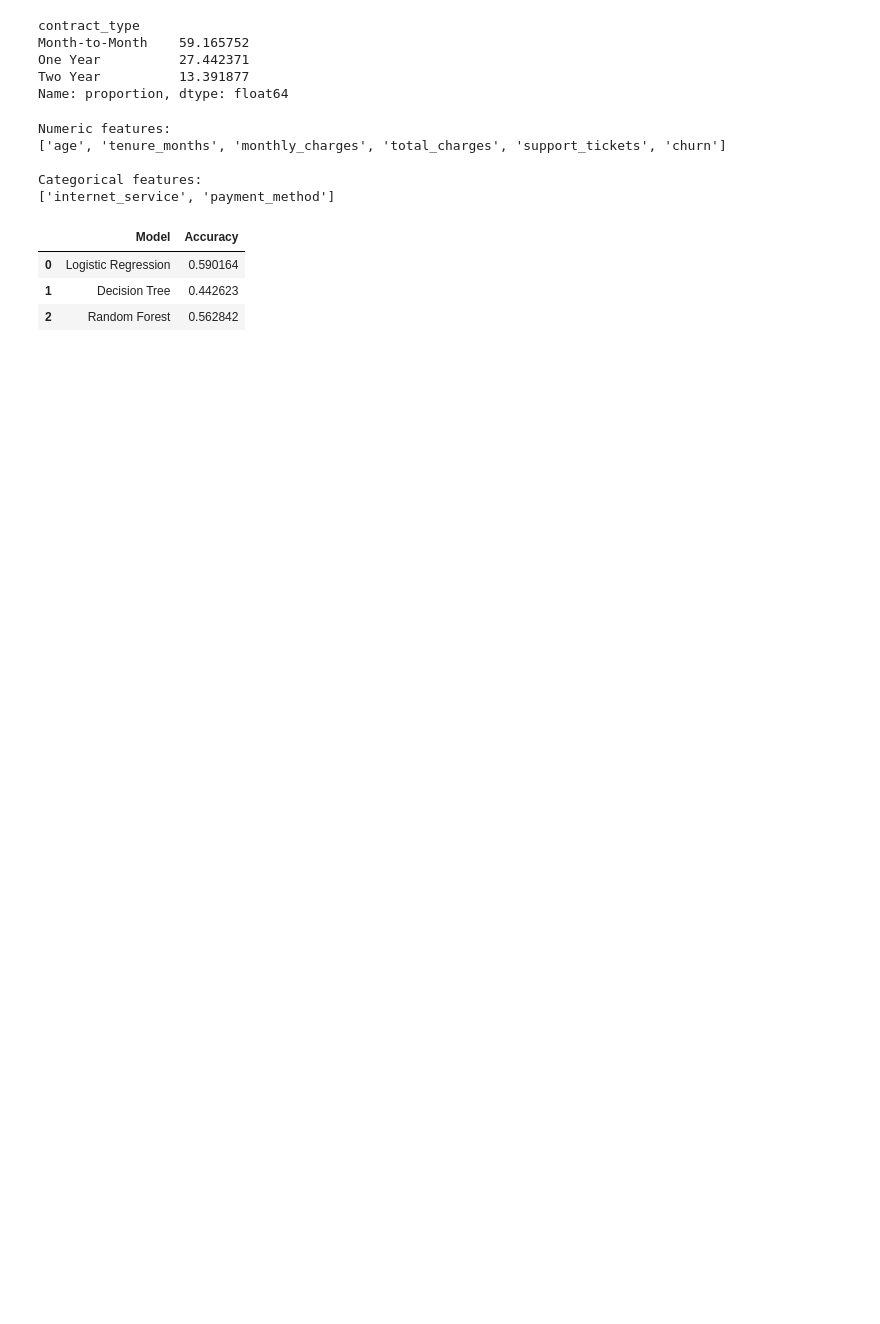
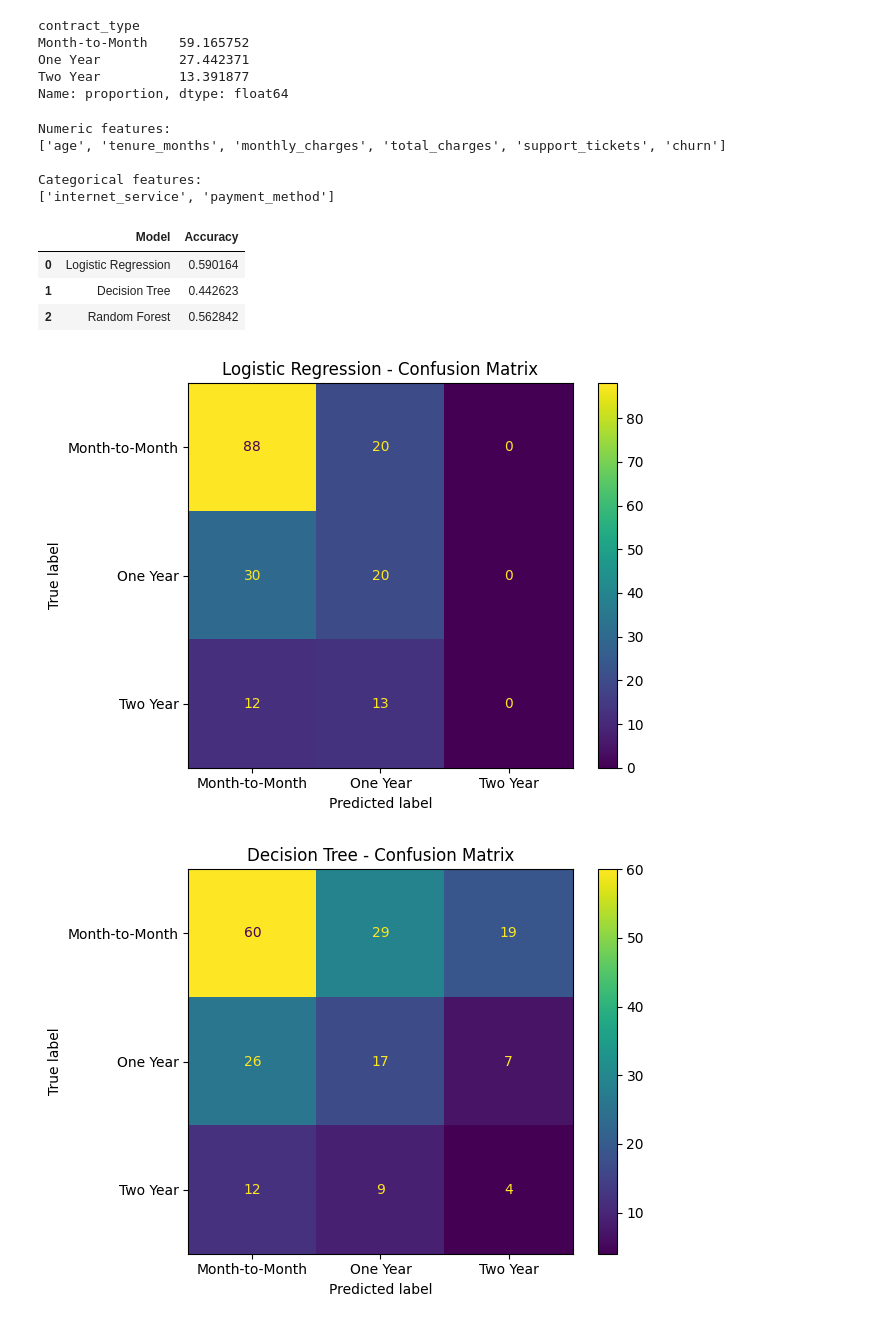
Before and after one commit to Adithya-Biju/MLAssessment, a Jupyter notebook: notebooks/engineer_2/supervised.ipynb, the cells around one changed output. Drawn from its saved outputs; the diff is of its cells as text; code cells hidden in the pictures; blank space fills up the shorter version.

Commit message:
feat:[Adithya]- Confusion matrix, ROC-AUC and feature importance

```diff
--- a/notebooks/engineer_2/supervised.ipynb
+++ b/notebooks/engineer_2/supervised.ipynb
@@ -164,3 +167,36 @@ display(accuracy_comparison)
 | 0 | Logistic Regression | 0.590164 |
 | 1 | Decision Tree | 0.442623 |
 | 2 | Random Forest | 0.562842 |
+# %%
+from sklearn.metrics import ConfusionMatrixDisplay
+import matplotlib.pyplot as plt
+
+ConfusionMatrixDisplay.from_predictions(
+    y_test,
+    logistic_predictions
+)
+
+plt.title("Logistic Regression - Confusion Matrix")
+plt.tight_layout()
+plt.show()
+
+ConfusionMatrixDisplay.from_predictions(
+    y_test,
+    tree_predictions
+)
+
+plt.title("Decision Tree - Confusion Matrix")
+plt.tight_layout()
+plt.show()
+
+ConfusionMatrixDisplay.from_predictions(
+    y_test,
+    forest_predictions
+)
+
+plt.title("Random Forest - Confusion Matrix")
+plt.tight_layout()
+plt.show()
+# %% [output]
+[figure, added]
+[figure, added]
```
Also changed, not shown: parts of 10 cells of this notebook.
